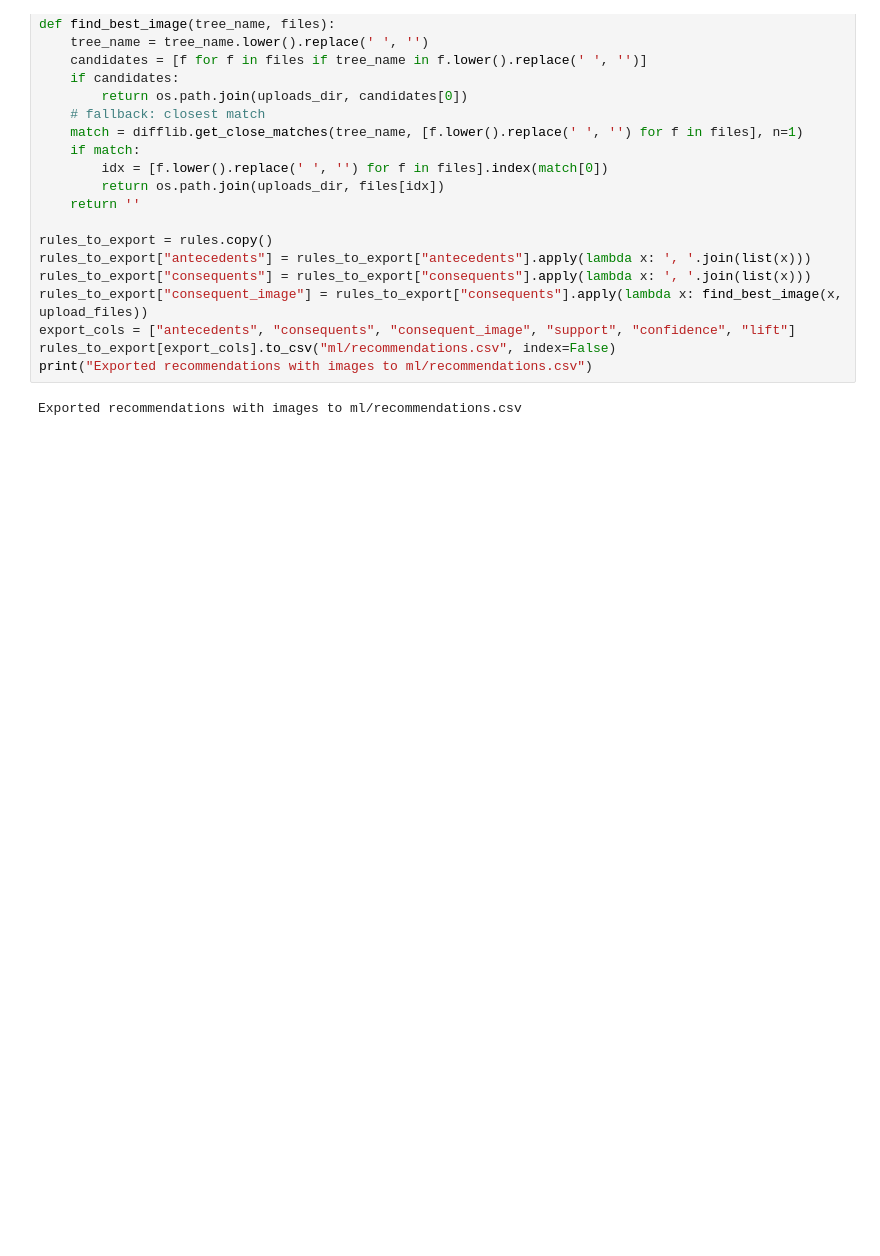
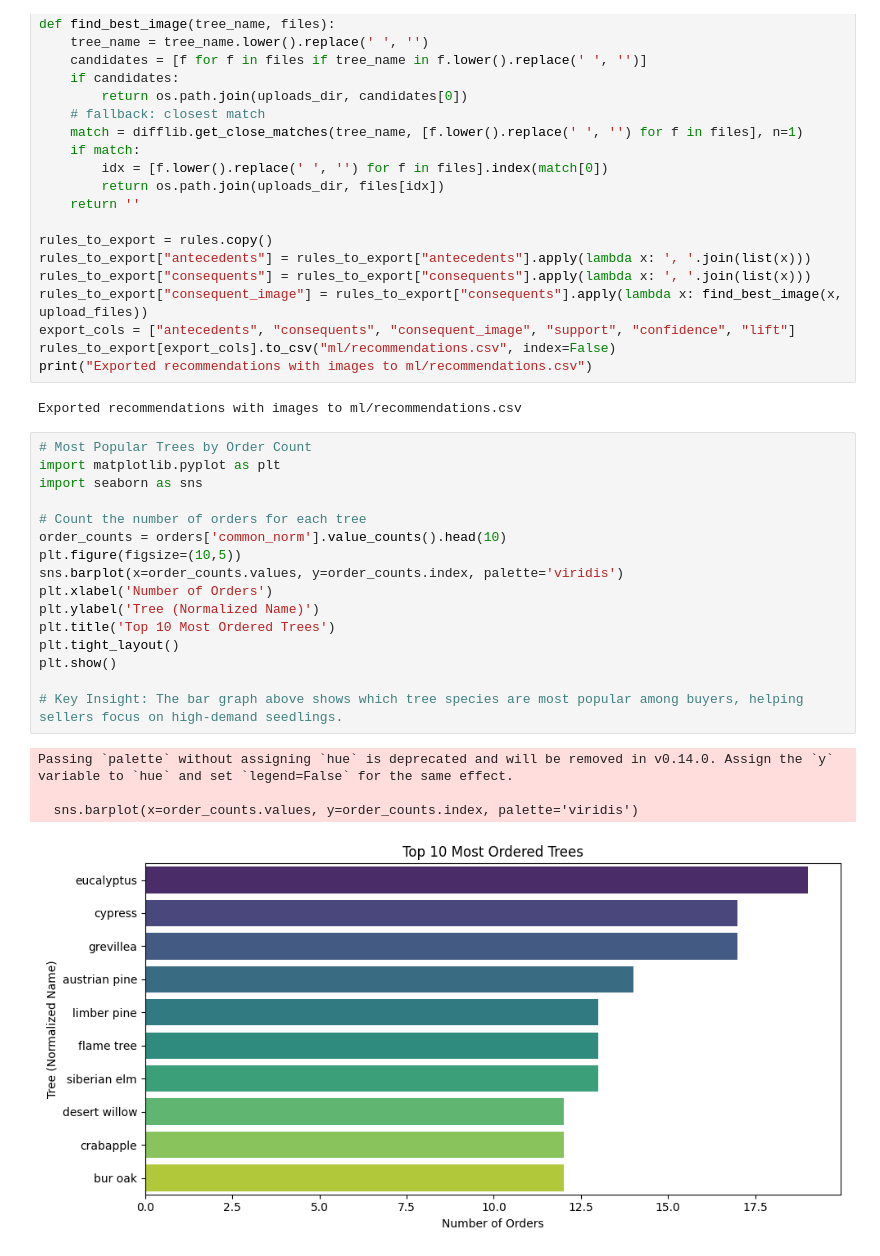
Before and after one commit to PhilKiiru/Treez, a Jupyter notebook: treezz.ipynb, the cells around one changed output. Cells and saved outputs as stored; diff of their text form; blank space fills up the shorter version.

```diff
--- a/treezz.ipynb
+++ b/treezz.ipynb
@@ -219,3 +219,24 @@ rules_to_export[export_cols].to_csv("ml/recommendations.csv", index=False)
 print("Exported recommendations with images to ml/recommendations.csv")
 # %% [output]
 Exported recommendations with images to ml/recommendations.csv
+# %%
+# Most Popular Trees by Order Count
+import matplotlib.pyplot as plt
+import seaborn as sns
+
+# Count the number of orders for each tree
+order_counts = orders['common_norm'].value_counts().head(10)
+plt.figure(figsize=(10,5))
+sns.barplot(x=order_counts.values, y=order_counts.index, palette='viridis')
+plt.xlabel('Number of Orders')
+plt.ylabel('Tree (Normalized Name)')
+plt.title('Top 10 Most Ordered Trees')
+plt.tight_layout()
+plt.show()
+
+# Key Insight: The bar graph above shows which tree species are most popular among buyers, helping sellers focus on high-demand seedlings.
+# %% [output]
+Passing `palette` without assigning `hue` is deprecated and will be removed in v0.14.0. Assign the `y` variable to `hue` and set `legend=False` for the same effect.
+
+  sns.barplot(x=order_counts.values, y=order_counts.index, palette='viridis')
+[figure, added]
```
Also changed, not shown: parts of 3 cells of this notebook, 1 other file.
